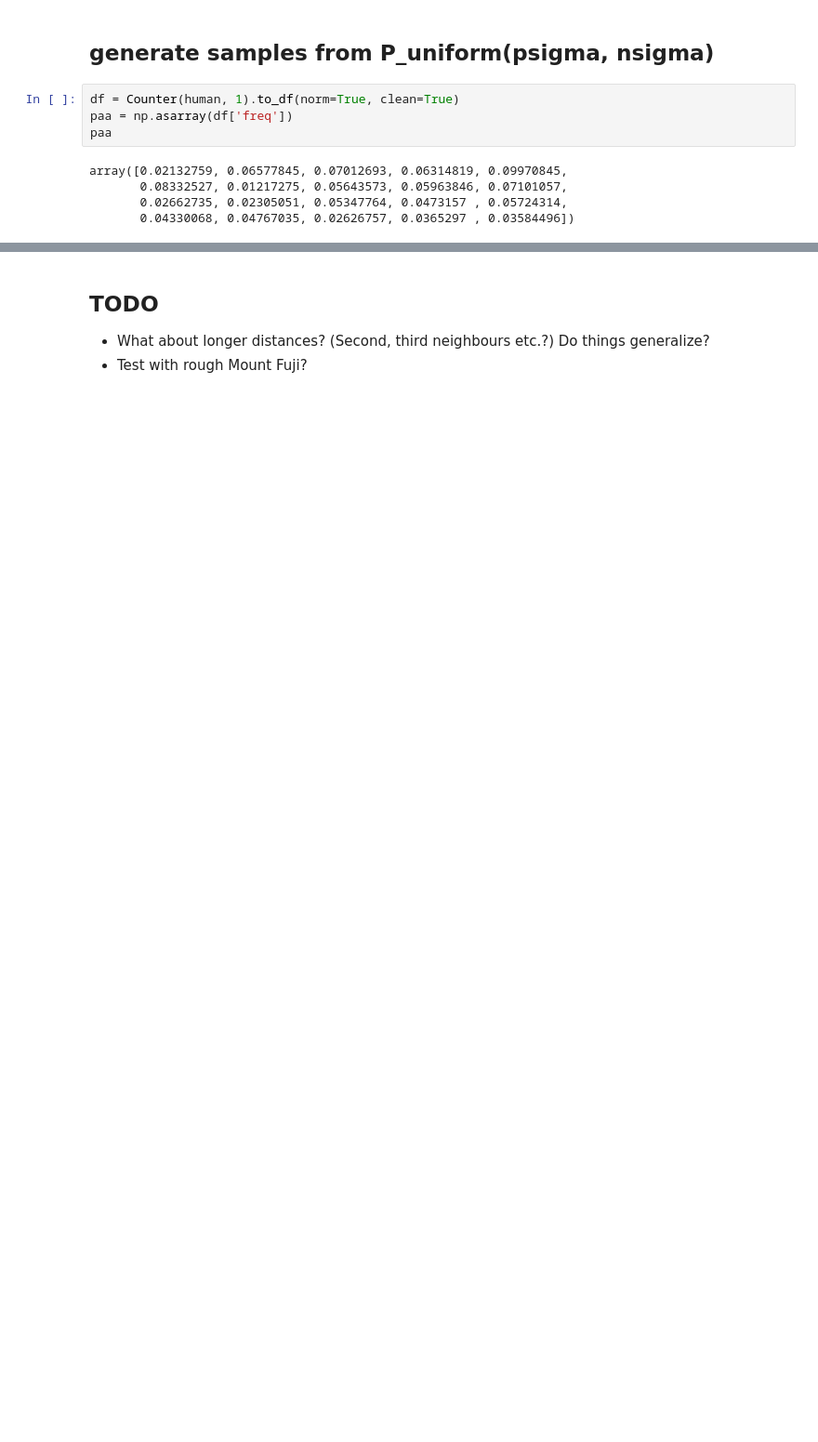
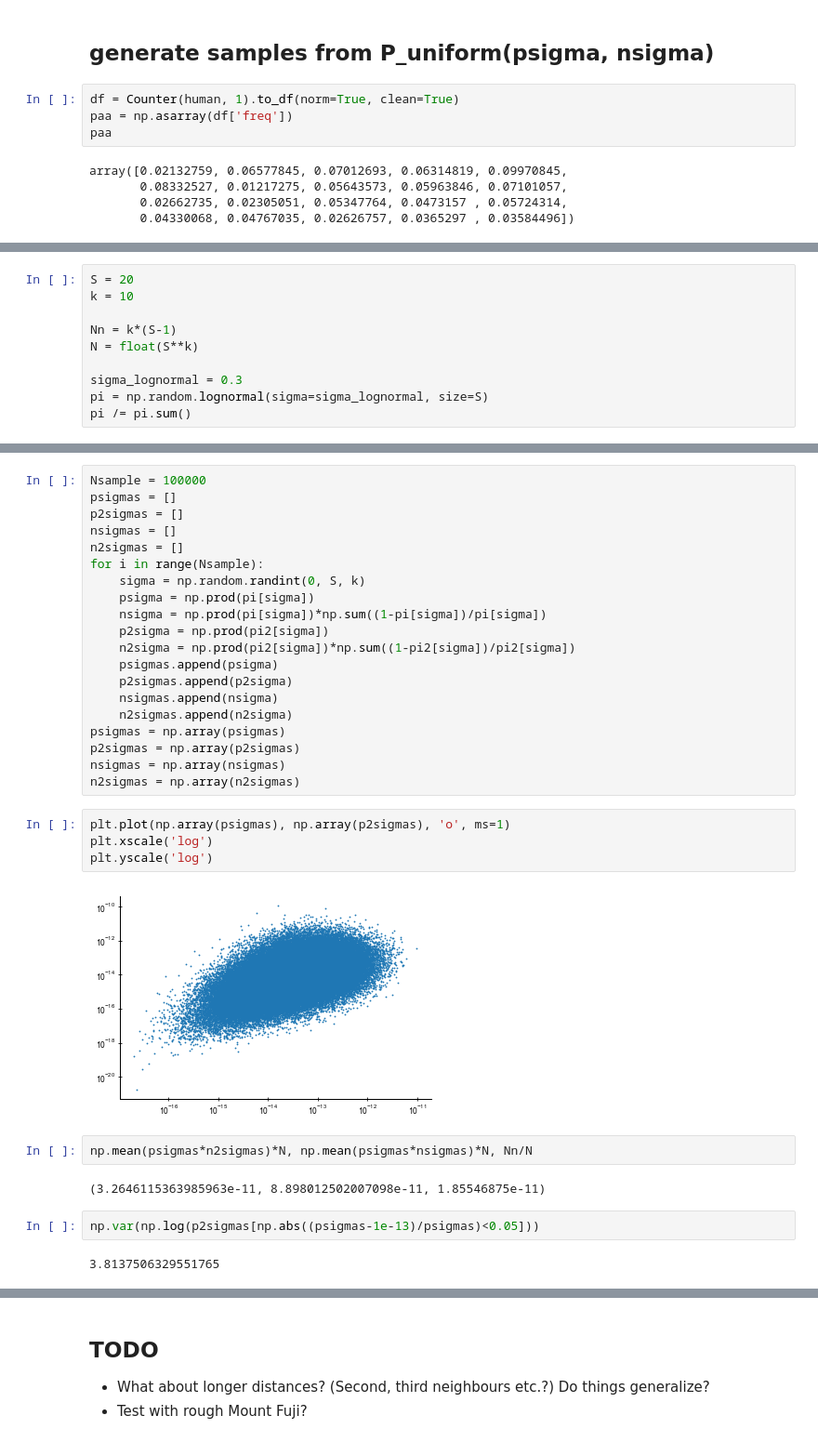
Before and after one commit to andim/peptidome, a Jupyter notebook: code/nnprob_likelihood/math.ipynb, the cells around one changed output, grey strips where cells are left out. Shown: that part at 93% size. Cells and saved outputs as stored; diff of their text form; blank space fills up the shorter version.

```diff
--- a/code/nnprob_likelihood/math.ipynb
+++ b/code/nnprob_likelihood/math.ipynb
@@ -180,0 +181,10 @@ ax.set_xlabel('Probability');
+# %%
+S = 20
+k = 10
+
+Nn = k*(S-1)
+N = float(S**k)
+
+sigma_lognormal = 0.3
+pi = np.random.lognormal(sigma=sigma_lognormal, size=S)
+pi /= pi.sum()
@@ -180,0 +275,34 @@ ax.set_xlabel('Probability');
+# %%
+Nsample = 100000
+psigmas = []
+p2sigmas = []
+nsigmas = []
+n2sigmas = []
+for i in range(Nsample):
+    sigma = np.random.randint(0, S, k)
+    psigma = np.prod(pi[sigma])
+    nsigma = np.prod(pi[sigma])*np.sum((1-pi[sigma])/pi[sigma])
+    p2sigma = np.prod(pi2[sigma])
+    n2sigma = np.prod(pi2[sigma])*np.sum((1-pi2[sigma])/pi2[sigma])
+    psigmas.append(psigma)
+    p2sigmas.append(p2sigma)
+    nsigmas.append(nsigma)
+    n2sigmas.append(n2sigma)
+psigmas = np.array(psigmas)
+p2sigmas = np.array(p2sigmas)
+nsigmas = np.array(nsigmas)
+n2sigmas = np.array(n2sigmas)
+# %%
+plt.plot(np.array(psigmas), np.array(p2sigmas), 'o', ms=1)
+plt.xscale('log')
+plt.yscale('log')
+# %% [output]
+[figure, added]
+# %%
+np.mean(psigmas*n2sigmas)*N, np.mean(psigmas*nsigmas)*N, Nn/N
+# %% [output]
+(3.2646115363985963e-11, 8.898012502007098e-11, 1.85546875e-11)
+# %%
+np.var(np.log(p2sigmas[np.abs((psigmas-1e-13)/psigmas)<0.05]))
+# %% [output]
+3.8137506329551765
```
Also changed, not shown: parts of 19 cells of this notebook, 2 other files.
